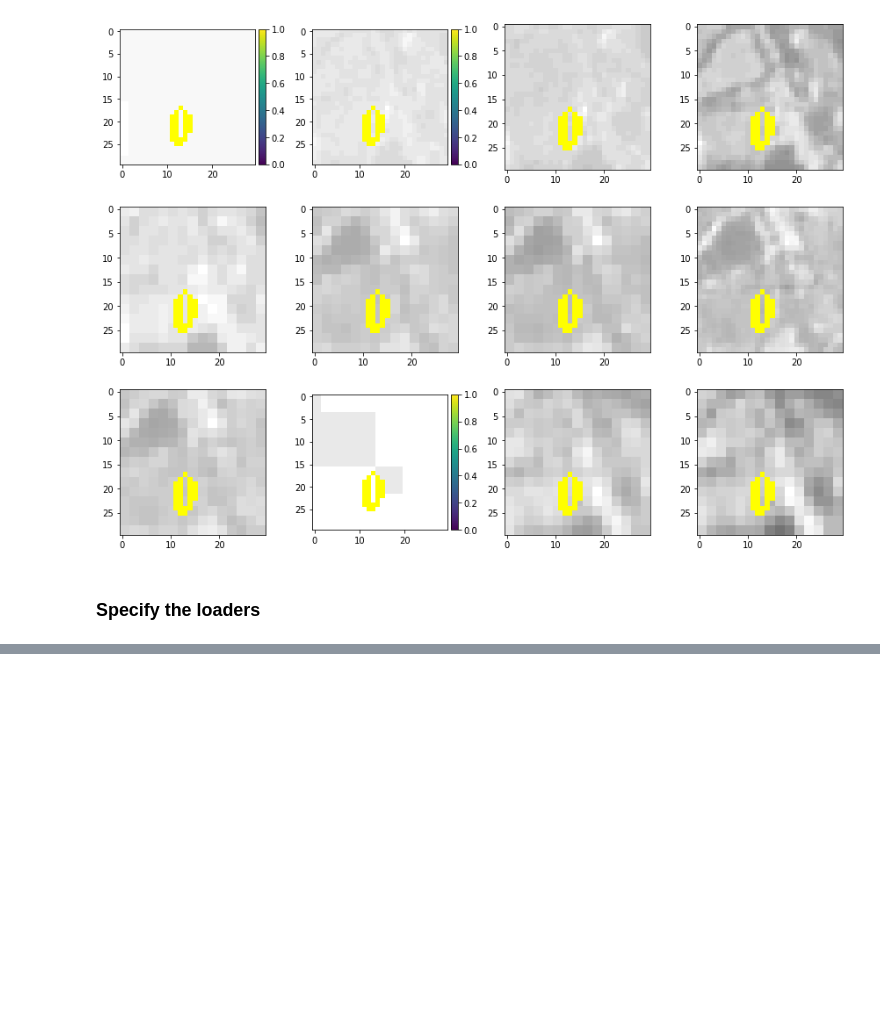
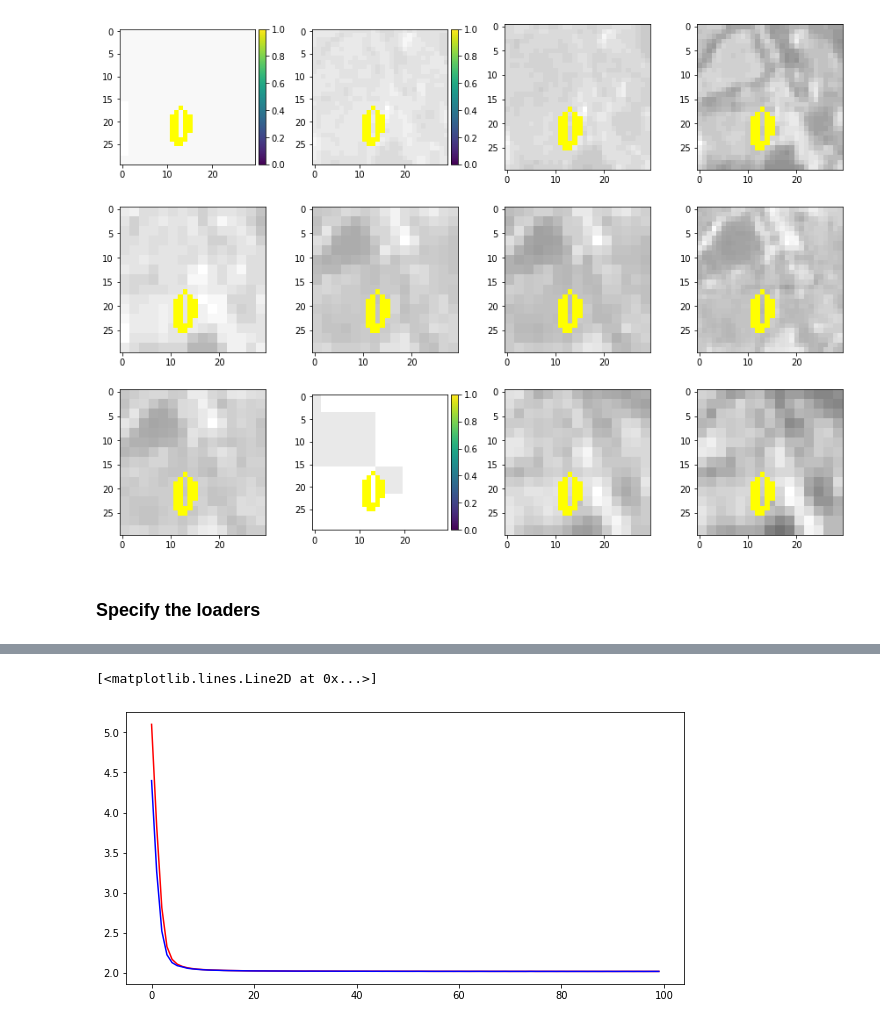
Before and after one commit to amedyukhina/AgrifieldNet, a Jupyter notebook: agrinet.ipynb, the cells around one changed output, grey strips where cells are left out. Drawn from its saved outputs; the diff is of its cells as text; code cells hidden in the pictures; blank space fills up the shorter version.

```diff
--- a/agrinet.ipynb
+++ b/agrinet.ipynb
@@ -291,0 +415,16 @@ dl_val = torch.utils.data.DataLoader(
+# %%
+def validate_epoch(net, loss_fn, dl_val, metric):
+  net.eval()
+  loss_fn.eval()
+  epoch_loss = 0
+  step = 0
+
+  with torch.no_grad():
+    for imgs, targets in tqdm(dl_val):
+      step += 1
+      outputs = net(imgs.cuda())
+      losses = loss_fn(outputs, targets.cuda(), targets.cuda() > 0)
+      epoch_loss += losses.item()
+      metric(outputs.argmax(1).unsqueeze(1), targets.cuda())
+  epoch_loss /= step
+  return epoch_loss, metric
@@ -291,0 +433,23 @@ dl_val = torch.utils.data.DataLoader(
+# %%
+%%time
+train_losses = []
+val_losses = []
+val_metrics = []
+for epoch in range(epochs):
+    # training pass
+    train_loss = train_epoch(net, loss_fn, dl_train, optimizer)
+
+    # validation pass
+    val_loss, metric = validate_epoch(net, loss_fn, dl_val, metric)
+    val_metric = metric.aggregate().item()
+    metric.reset()
+
+    # update learning rate
+    lr_scheduler.step(val_loss)
+
+    # output
+    print(f"epoch {epoch + 1} training loss: {train_loss:.4f}; "
+          f"validation loss: {val_loss:.4f}; Dice metric: {val_metric:.4f}")
+    train_losses.append(train_loss)
+    val_losses.append(val_loss)
+    val_metrics.append(val_metric)
@@ -291,0 +470,7 @@ dl_val = torch.utils.data.DataLoader(
+# %%
+plt.figure(figsize=(10, 5))
+plt.plot(train_losses,'r')
+plt.plot(val_losses, 'b')
+# %% [output]
+[<matplotlib.lines.Line2D at 0x...>]
+[figure, added]
```
Also changed, not shown: parts of 48 cells of this notebook.
